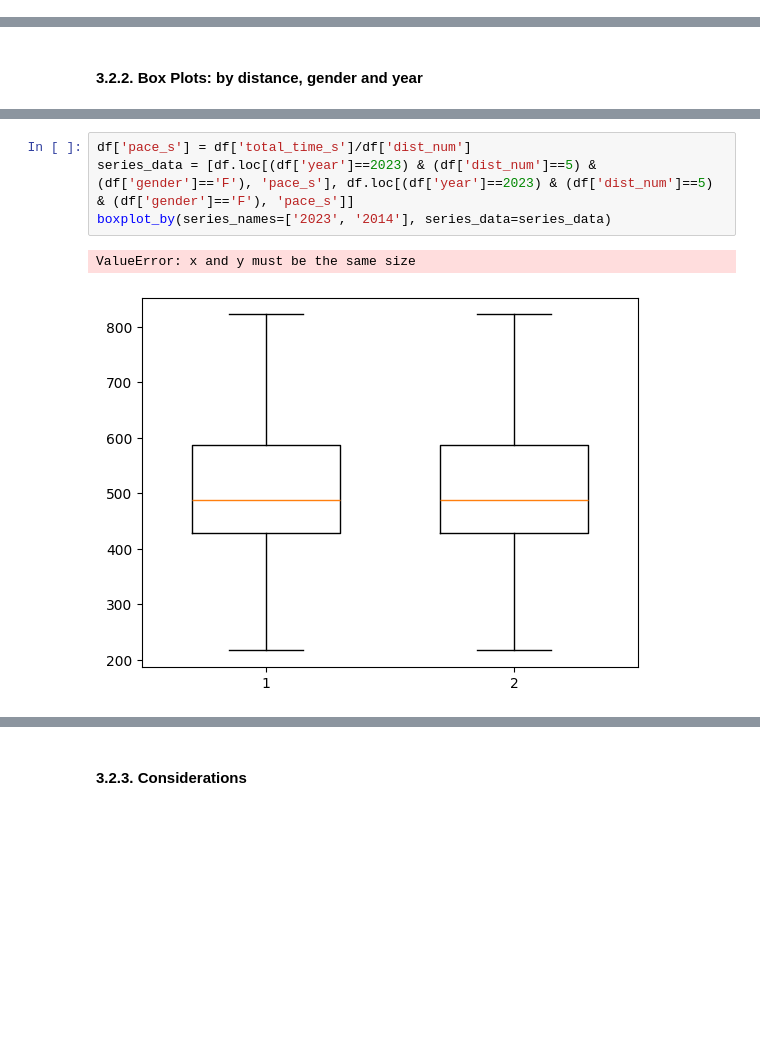
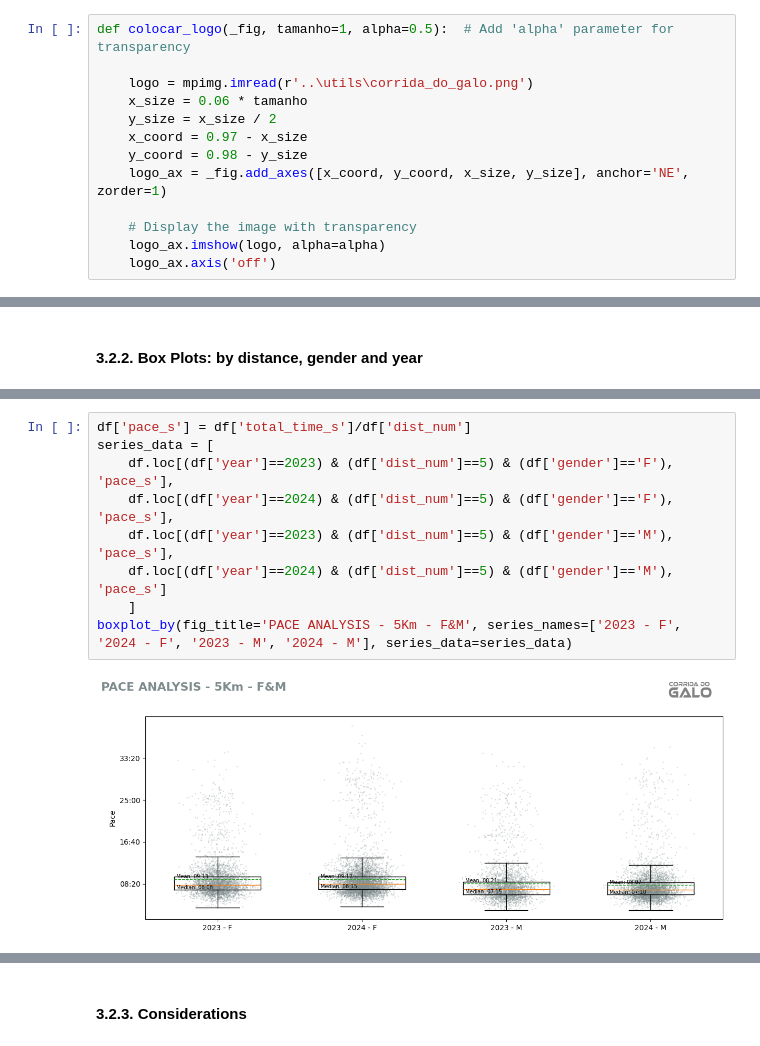
Before and after one commit to rocha-carvalhaes/galo_race_2.0, a Jupyter notebook: notebooks/performance_eda.ipynb, the cells around one changed output, grey strips where cells are left out. Drawn from its saved outputs; the diff is of its cells as text; blank space fills up the shorter version.

Commit message:
subindo boxplots

```diff
--- a/notebooks/performance_eda.ipynb
+++ b/notebooks/performance_eda.ipynb
@@ -52,6 +53,19 @@ ax.set_xticks([])
 plt.show()
 # %% [output]
 [figure]
+# %%
+def colocar_logo(_fig, tamanho=1, alpha=0.5):  # Add 'alpha' parameter for transparency
+
+    logo = mpimg.imread(r'..\utils\corrida_do_galo.png')
+    x_size = 0.06 * tamanho
+    y_size = x_size / 2
+    x_coord = 0.97 - x_size
+    y_coord = 0.98 - y_size
+    logo_ax = _fig.add_axes([x_coord, y_coord, x_size, y_size], anchor='NE', zorder=1)
+
+    # Display the image with transparency
+    logo_ax.imshow(logo, alpha=alpha)
+    logo_ax.axis('off')
 # %% [markdown]
 ## 1. Data extraction
 # %%
@@ -477,8 +538,12 @@ def boxplot_by(series_names, series_data):
         raise('series_name and series_data must have same length')
 # %%
 df['pace_s'] = df['total_time_s']/df['dist_num']
-series_data = [df.loc[(df['year']==2023) & (df['dist_num']==5) & (df['gender']=='F'), 'pace_s'], df.loc[(df['year']==2023) & (df['dist_num']==5) & (df['gender']=='F'), 'pace_s']]
-boxplot_by(series_names=['2023', '2014'], series_data=series_data)
+series_data = [
+    df.loc[(df['year']==2023) & (df['dist_num']==5) & (df['gender']=='F'), 'pace_s'],
+    df.loc[(df['year']==2024) & (df['dist_num']==5) & (df['gender']=='F'), 'pace_s'],
+    df.loc[(df['year']==2023) & (df['dist_num']==5) & (df['gender']=='M'), 'pace_s'],
+    df.loc[(df['year']==2024) & (df['dist_num']==5) & (df['gender']=='M'), 'pace_s']
+    ]
+boxplot_by(fig_title='PACE ANALYSIS - 5Km - F&M', series_names=['2023 - F', '2024 - F', '2023 - M', '2024 - M'], series_data=series_data)
 # %% [output]
-ValueError: x and y must be the same size
-[figure, old version]
+[figure, new version]
```
Also changed, not shown: parts of 8 cells of this notebook.
